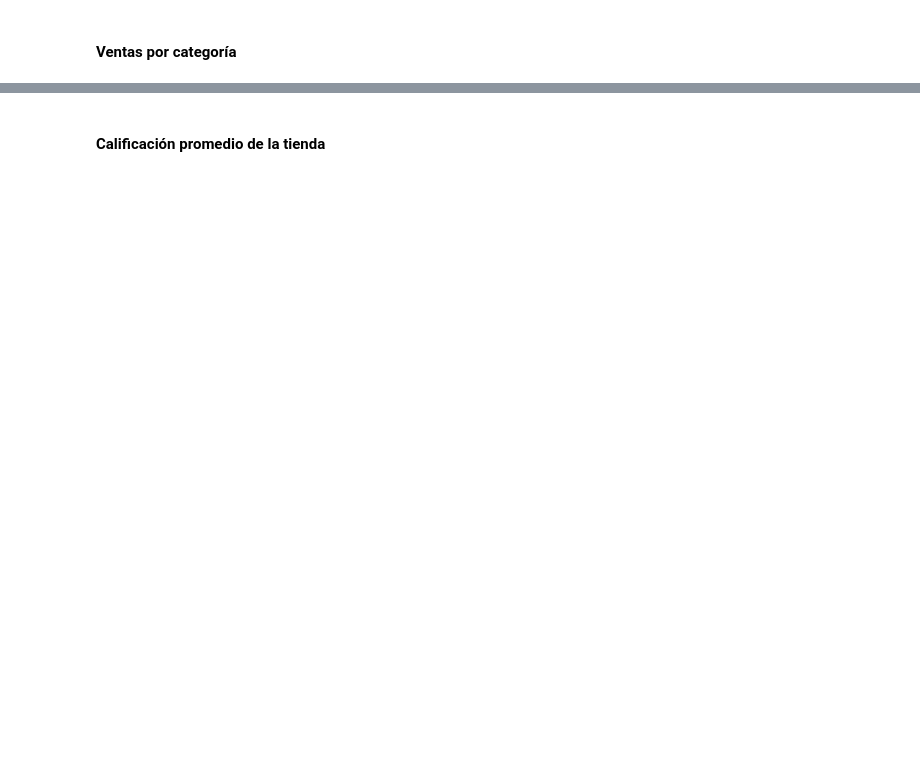
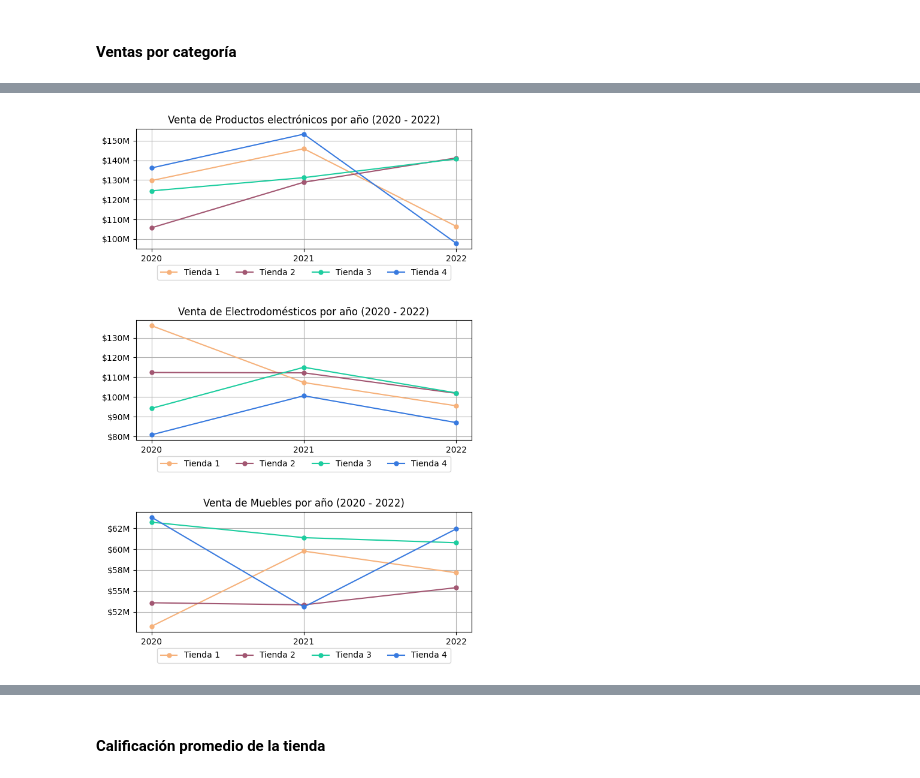
Before and after one commit to ecordovag/challenge_alura_store, a Jupyter notebook: AluraStoreLatam.ipynb, the cells around one changed output, grey strips where cells are left out. Cells and saved outputs as stored; diff of their text form; code cells hidden in the pictures; blank space fills up the shorter version.

```diff
--- a/AluraStoreLatam.ipynb
+++ b/AluraStoreLatam.ipynb
@@ -629,0 +751,10 @@ plt.show()
+# %%
+# Análisis de las ventas por año de productos electrónicos
+
+# Creación de la tabla de venta de productos electrónicos por año
+df_electronicos = df_combinados_2.loc[(df_combinados_2['Categoría del Producto'] == 'Electrónicos') & (df_combinados_2['Fecha de Compra'].dt.year.isin([2020, 2021, 2022]))]
+venta_electronicos = pd.pivot_table(df_electronicos, values='Precio', index='Fecha de Compra', columns='Tienda', aggfunc='sum', fill_value=0)
+
+# Agrupación de ventas de electrodomésticos por año
+venta_electronicos = venta_electronicos.resample('YE').sum()
+venta_electronicos
@@ -629,0 +767,10 @@ plt.show()
+# %%
+# Análisis de las ventas por año de muebles
+
+# Creación de la tabla de venta de muebles por año
+df_muebles = df_combinados_2.loc[(df_combinados_2['Categoría del Producto'] == 'Muebles') & (df_combinados_2['Fecha de Compra'].dt.year.isin([2020, 2021, 2022]))]
+ventas_muebles = pd.pivot_table(df_muebles, values='Precio', index='Fecha de Compra', columns='Tienda', aggfunc='sum', fill_value=0)
+
+# Agrupación de ventas de electrodomésticos por año
+ventas_muebles = ventas_muebles.resample('YE').sum()
+ventas_muebles
@@ -629,0 +783,44 @@ plt.show()
+# %%
+# Gráfica de las ventas de los productos más vendidos por año
+
+fig, ax = plt.subplots(nrows=3, figsize=(7,10))
+
+# Lista de dataframes a utilizar en las gráficas
+df_ventas = [venta_electronicos, venta_electrodomesticos, ventas_muebles]
+# Lista de los nombres de los dataframes
+df_nombres = ['Productos electrónicos', 'Electrodomésticos', 'Muebles']
+# Lista de colores por tienda
+colores = ['#F6B17A', '#A25772', '#1DCD9F', '#387ADF']
+
+
+
+for a, df, nombre in zip(ax, df_ventas, df_nombres):
+    for t, color in zip(df, colores):
+        a.plot(df.index, df[t], color=color, label=t, marker='o', markersize=5)
+
+        # Establecer el título de cada gráfica
+        a.set_title(f'Venta de {nombre} por año (2020 - 2022)')
+
+        # Formatear los valores de las etiquetas del eje y
+        a.yaxis.set_major_formatter(FuncFormatter(millones))
+
+        # Marcas en el eje x
+        marcas_x = df.index
+
+        # Cambiar las marcas mostradas en el eje x
+        a.set_xticks(marcas_x)
+
+        # Formatear los valores de las etiquetas del eje x
+        a.xaxis.set_major_formatter(mdates.DateFormatter('%Y'))
+
+        # Mostrar la leyenda en cada gráfico
+        a.legend(loc='upper center', bbox_to_anchor=(0.5, -0.1), ncols=4)
+
+        # Mostrar gradilla
+        a.grid(True)
+
+
+plt.tight_layout(pad=3)
+plt.show()
+# %% [output]
+[figure, added]
```
Also changed, not shown: parts of 28 cells of this notebook.
